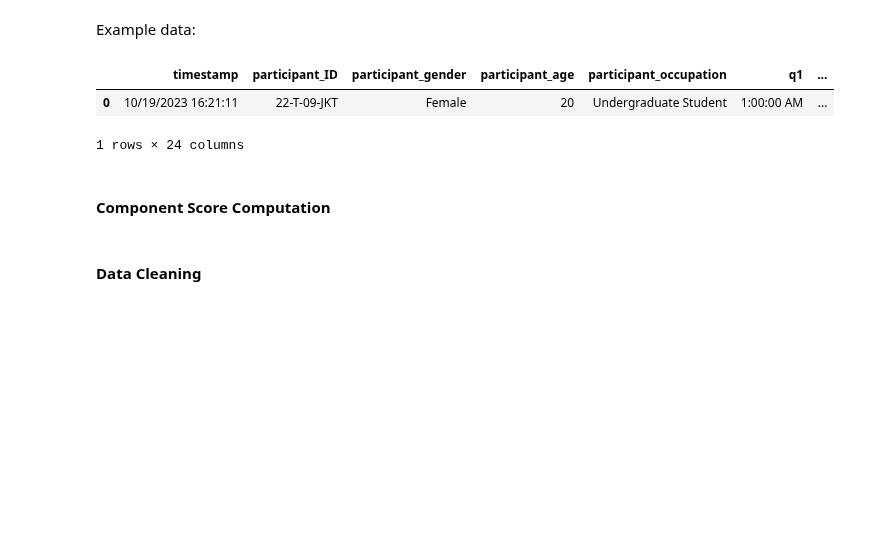
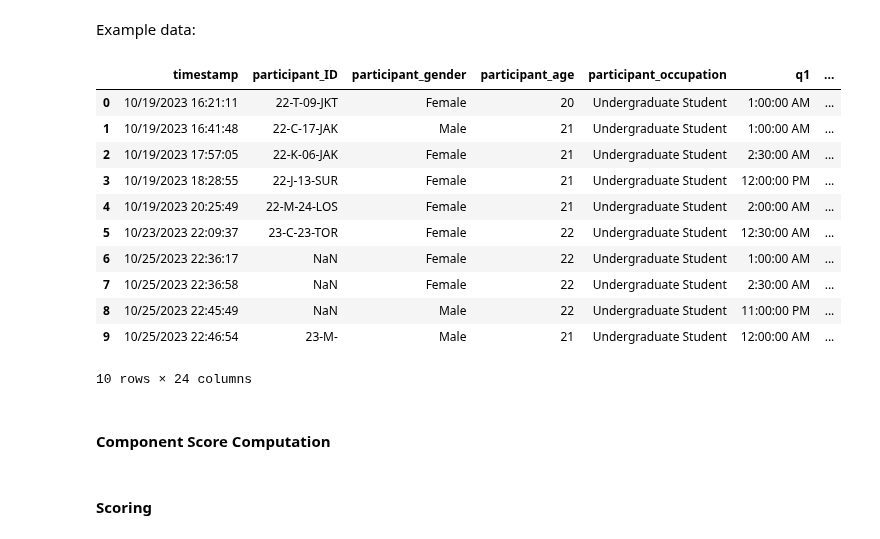
Before and after one commit to Bransthre/cogsci100-sleep-project, a Jupyter notebook: PSQI/response_index_scoring_script.ipynb, the cells around one changed output. Drawn from its saved outputs; the diff is of its cells as text; code cells hidden in the pictures; blank space fills up the shorter version.

Commit message:
data analysis update hotfix 1

```diff
--- a/PSQI/response_index_scoring_script.ipynb
+++ b/PSQI/response_index_scoring_script.ipynb
@@ -12,18 +16,27 @@ Example data:
 # %%
 example_response_data = pd.read_csv("./responses/form_a_example_responses.csv")
 example_response_data = example_response_data.set_axis(
     [
         "timestamp", "participant_ID", "participant_gender", "participant_age", "participant_occupation",
         "q1", "q2", "q3", "q4", "q5a", "q5b", "q5c", "q5d", "q5e", "q5f", "q5g", "q5h", "q5i", "q5j_text", "q5j_freq",
         "q6", "q7", "q8", "q9"
     ],
     axis=1
 )
-example_response_data.head(1)
+example_response_data
 # %% [output]
 |  | timestamp | participant_ID | participant_gender | participant_age | participant_occupation | q1 | ... |
 | 0 | 10/19/2023 16:21:11 | 22-T-09-JKT | Female | 20 | Undergraduate Student | 1:00:00 AM | ... |
+| 1 | 10/19/2023 16:41:48 | 22-C-17-JAK | Male | 21 | Undergraduate Student | 1:00:00 AM | ... |
+| 2 | 10/19/2023 17:57:05 | 22-K-06-JAK | Female | 21 | Undergraduate Student | 2:30:00 AM | ... |
+| 3 | 10/19/2023 18:28:55 | 22-J-13-SUR | Female | 21 | Undergraduate Student | 12:00:00 PM | ... |
+| 4 | 10/19/2023 20:25:49 | 22-M-24-LOS | Female | 21 | Undergraduate Student | 2:00:00 AM | ... |
+| 5 | 10/23/2023 22:09:37 | 23-C-23-TOR | Female | 22 | Undergraduate Student | 12:30:00 AM | ... |
+| 6 | 10/25/2023 22:36:17 | NaN | Female | 22 | Undergraduate Student | 1:00:00 AM | ... |
+| 7 | 10/25/2023 22:36:58 | NaN | Female | 22 | Undergraduate Student | 2:30:00 AM | ... |
+| 8 | 10/25/2023 22:45:49 | NaN | Male | 22 | Undergraduate Student | 11:00:00 PM | ... |
+| 9 | 10/25/2023 22:46:54 | 23-M- | Male | 21 | Undergraduate Student | 12:00:00 AM | ... |
-1 rows × 24 columns
+10 rows × 24 columns
 # %% [markdown]
 #### Component Score Computation
 # %%
@@ -97,4 +112,4 @@ def get_component_7(response_df, categorical_map):
     sum_of_parts = q8_numerical + q9_numerical
     return sum_of_parts.apply(lambda x: min(3, (x + 1) // 2))
-# %% [markdown]
-#### Data Cleaning
+# %% [markdown]
+#### Scoring
```
Also changed, not shown: parts of 12 cells of this notebook, 5 other files.
